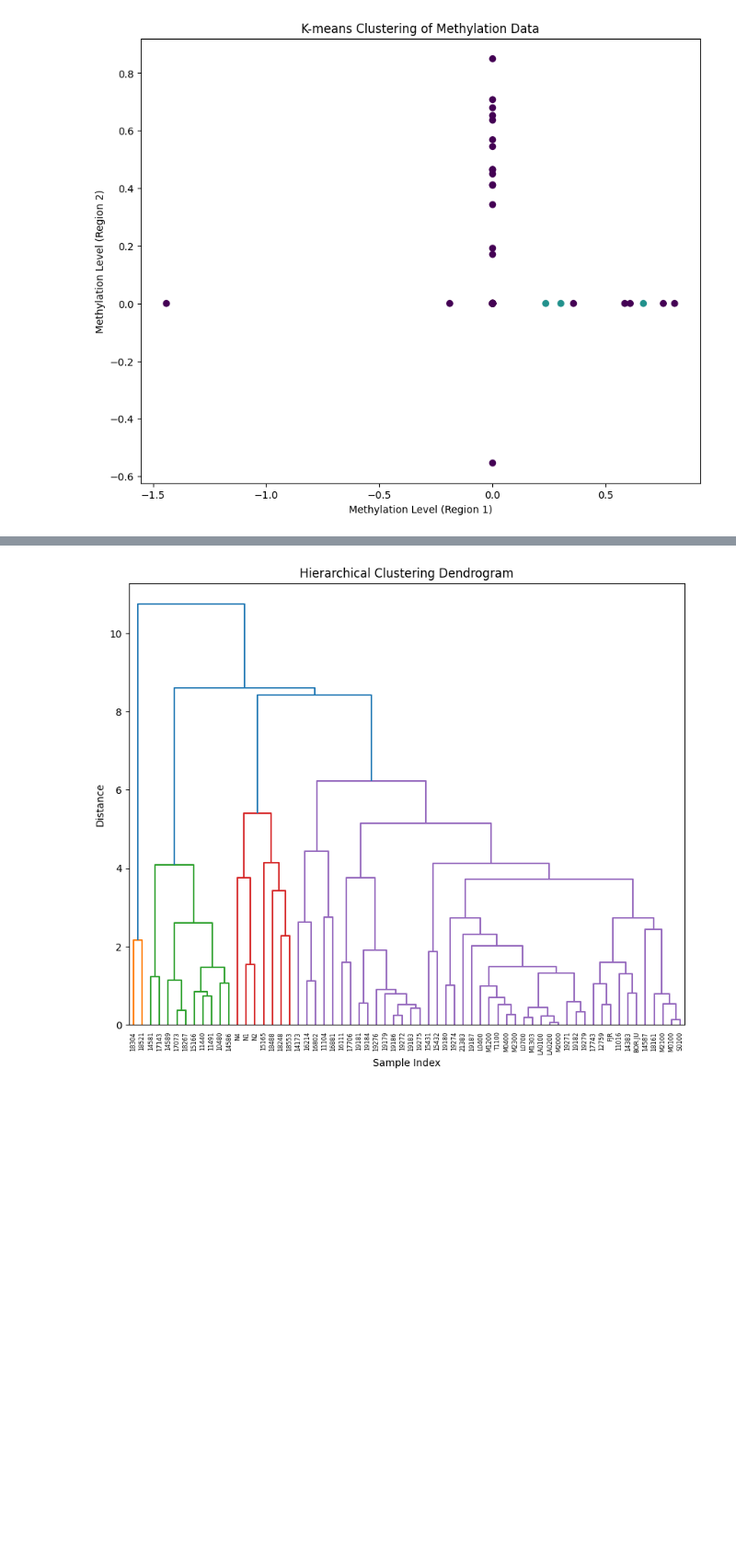
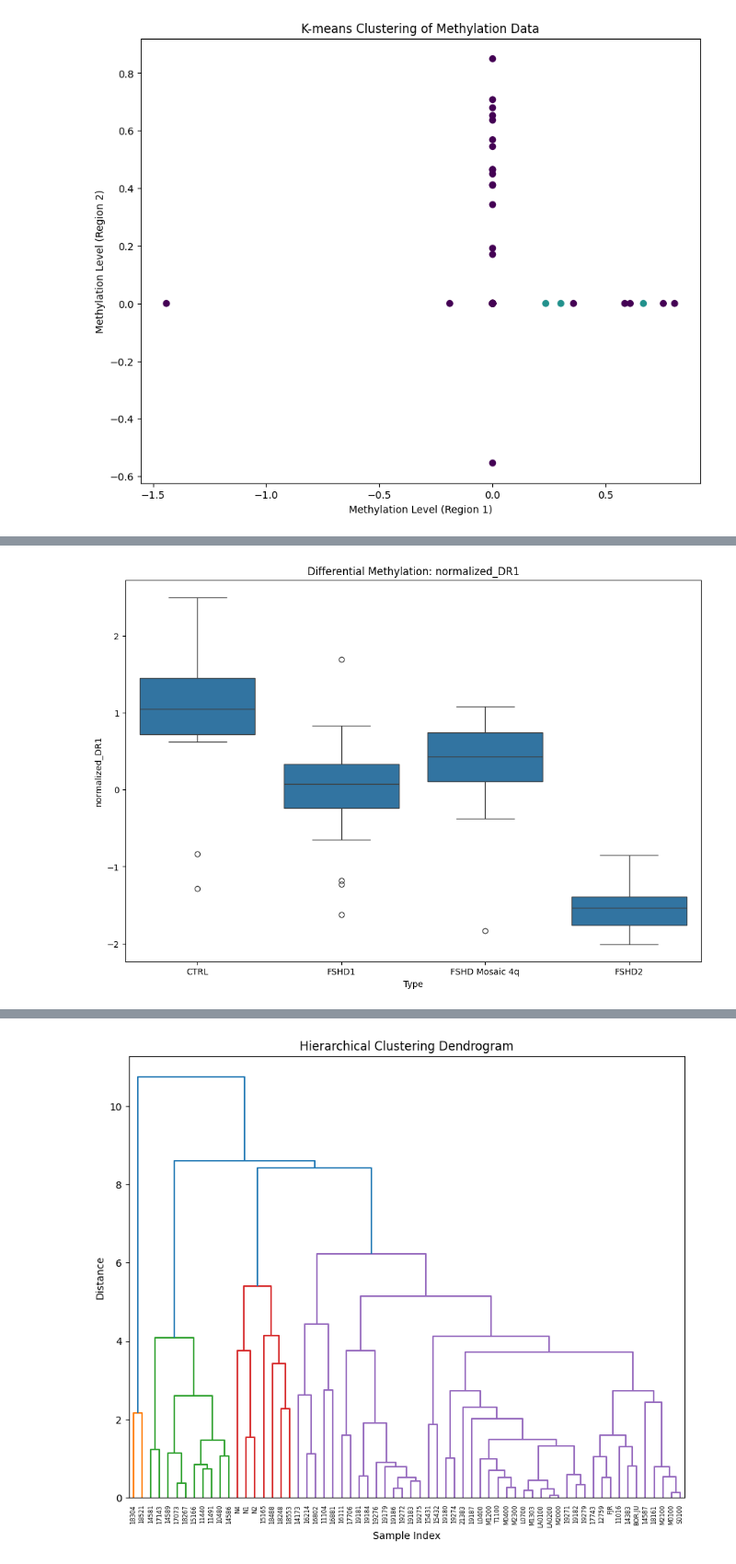
Before and after one commit to katherinewxu/iGEM_modeling, a Jupyter notebook: methyl-seq/methyl-seq.ipynb, the cells around one changed output, grey strips where cells are left out. Shown at 92% size. Cells and saved outputs as stored; diff of their text form; code cells hidden in the pictures; blank space fills up the shorter version.

```diff
--- a/methyl-seq/methyl-seq.ipynb
+++ b/methyl-seq/methyl-seq.ipynb
@@ -95,0 +117,8 @@ plt.show()
+# %%
+# Visualize DMRs
+plt.figure(figsize=(12, 8))
+sns.boxplot(data=df, x='Type', y=region1)
+plt.title(f'Differential Methylation: {region1}')
+plt.show()
+# %% [output]
+[figure, added]
```
Also changed, not shown: parts of 20 cells of this notebook, 1 other file.
